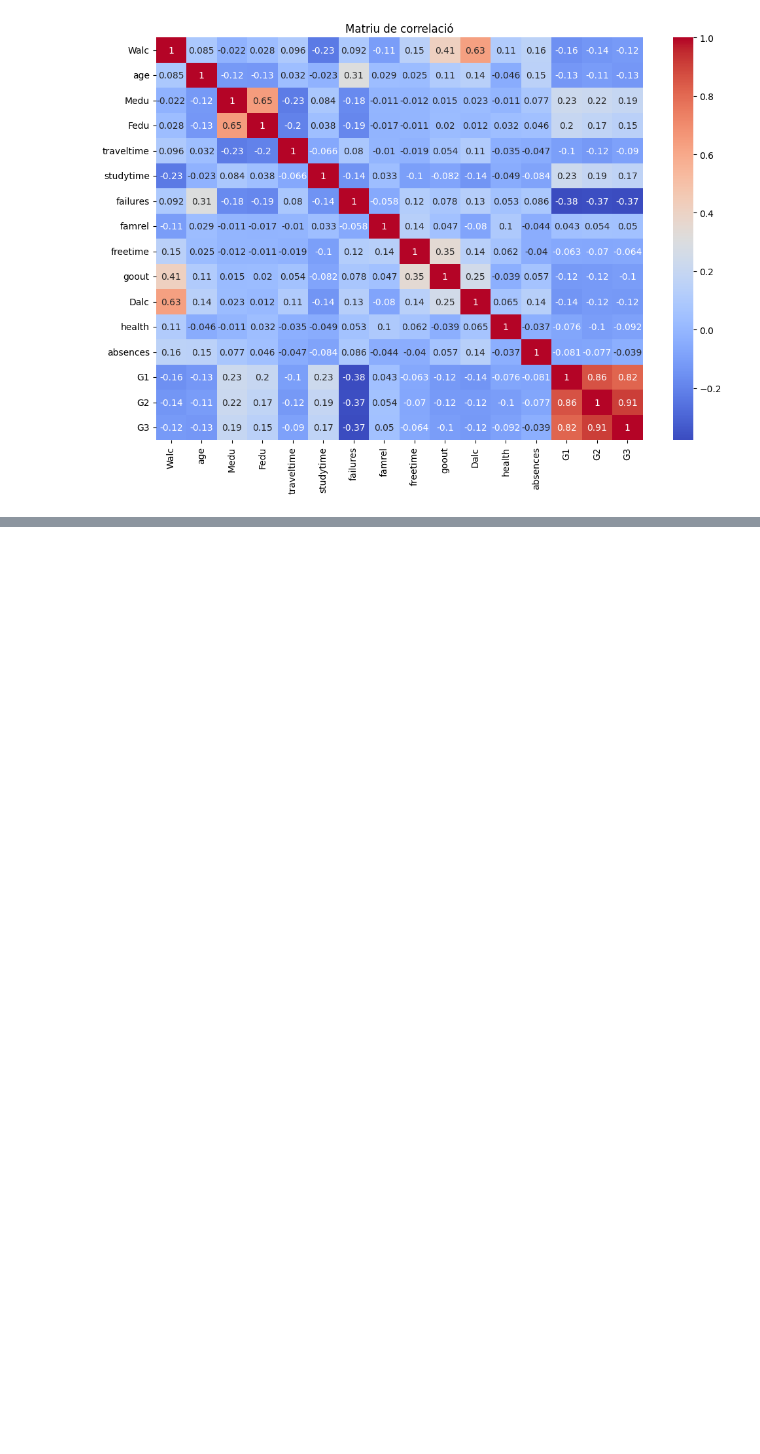
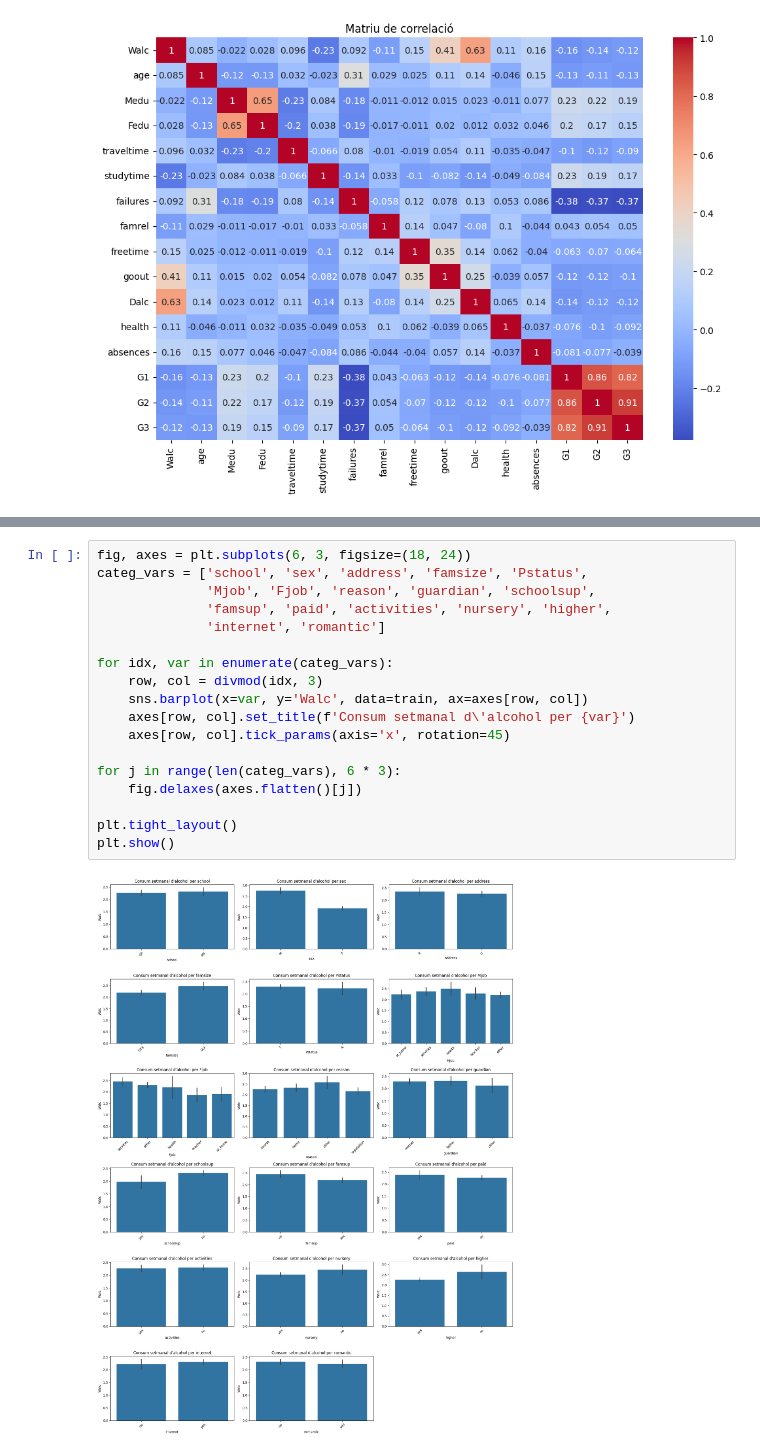
Before and after one commit to NIU1681519/CasKaggleStudentAlcoholConsumption, a Jupyter notebook: StudentAlcoholConsumption.ipynb, the cells around one changed output, grey strips where cells are left out. Drawn from its saved outputs; the diff is of its cells as text; blank space fills up the shorter version.

```diff
--- a/StudentAlcoholConsumption.ipynb
+++ b/StudentAlcoholConsumption.ipynb
@@ -298,0 +330,20 @@ plt.show()
+# %%
+fig, axes = plt.subplots(6, 3, figsize=(18, 24))
+categ_vars = ['school', 'sex', 'address', 'famsize', 'Pstatus',
+              'Mjob', 'Fjob', 'reason', 'guardian', 'schoolsup',
+              'famsup', 'paid', 'activities', 'nursery', 'higher',
+              'internet', 'romantic']
+
+for idx, var in enumerate(categ_vars):
+    row, col = divmod(idx, 3)
+    sns.barplot(x=var, y='Walc', data=train, ax=axes[row, col])
+    axes[row, col].set_title(f'Consum setmanal d\'alcohol per {var}')
+    axes[row, col].tick_params(axis='x', rotation=45)
+
+for j in range(len(categ_vars), 6 * 3):
+    fig.delaxes(axes.flatten()[j])
+
+plt.tight_layout()
+plt.show()
+# %% [output]
+[figure, added]
```
Also changed, not shown: parts of 7 cells of this notebook.
